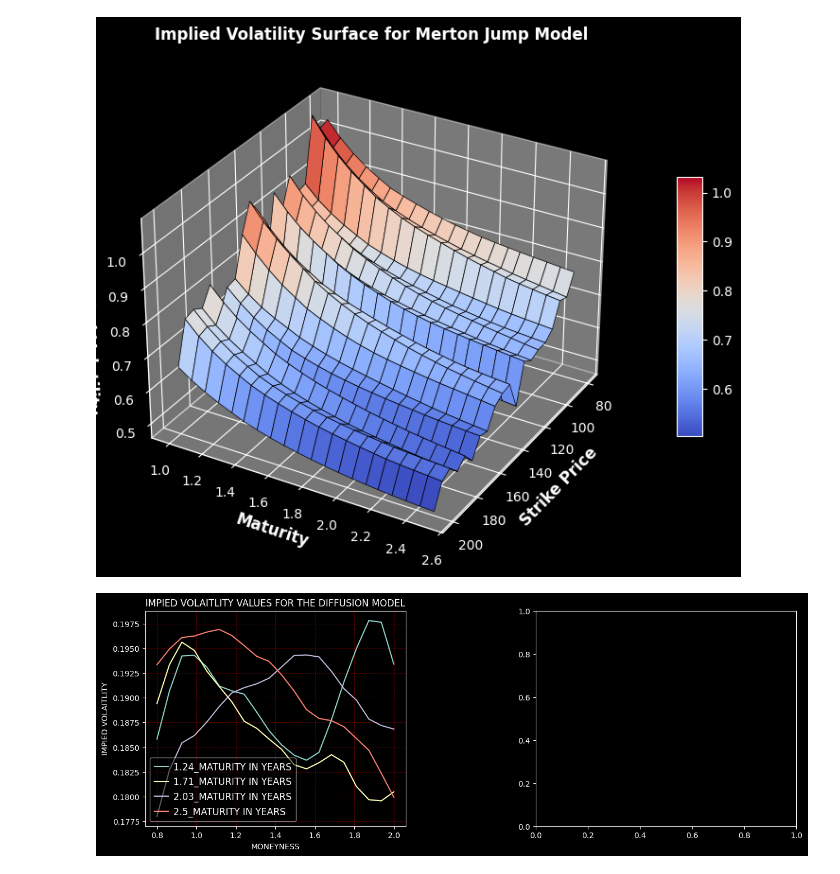
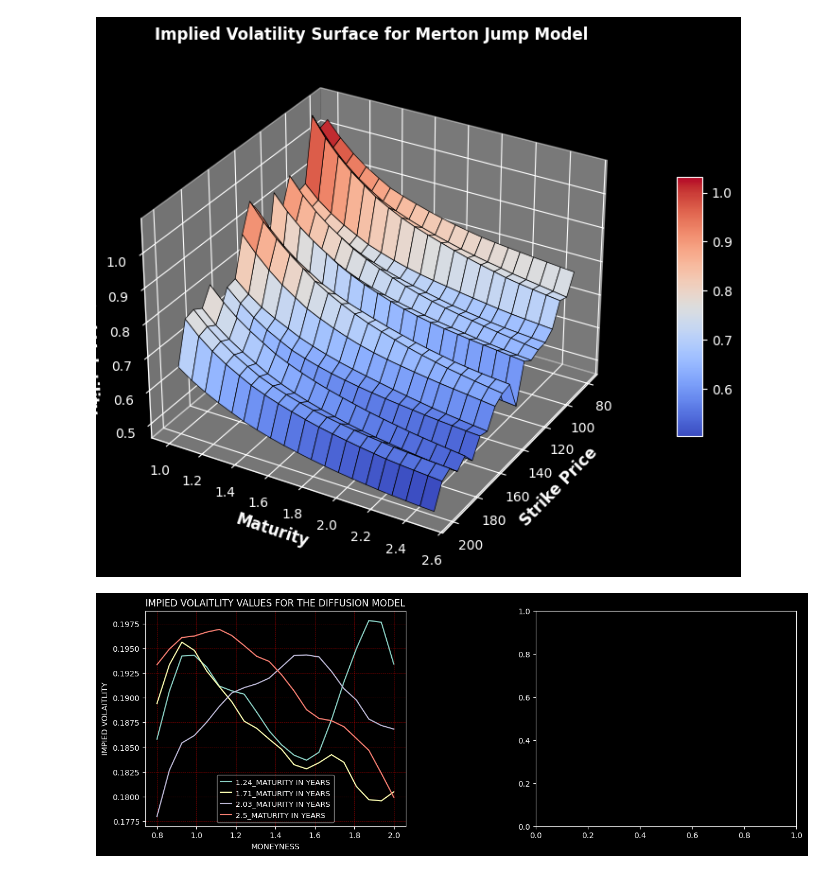
Before and after one commit to Kai-tech-bit/QUANT_FINANCE_CASE-STUDIES, a Jupyter notebook: WEEK_2.ipynb, the cells around one changed output. Drawn from its saved outputs; the diff is of its cells as text; code cells hidden in the pictures.

```diff
--- a/WEEK_2.ipynb
+++ b/WEEK_2.ipynb
@@ -597,32 +597,32 @@ for t in SELECTED_DURATION:
 
 def sigma_fit(x, a, b, c):
     return a+b*(x-1)**2+c*(x-1)
 
 for T in SELECTED_DURATION:
     y_BSM=IMPLIED_VOLAITLITY_BSM[T].values
     y_merton=IMPLIED_VOLAITLITY_MERTON[T].values
     try:
         popt_bsm,_=curve_fit(sigma_fit, MONEYNESS, y_BSM,maxfev=10000)
         popt_merton,_=curve_fit(sigma_fit, MONEYNESS, y_merton,maxfev=10000)
         IMPLIED_VOLATILITY_FIT_BSM[T]=sigma_fit(MONEYNESS, *popt_bsm)
         IMPLIED_VOLATILITY_FIT_MERTON[T]=sigma_fit(MONEYNESS, *popt_merton)
     except:
         IMPLIED_VOLATILITY_FIT_BSM[T]=np.nan
         IMPLIED_VOLATILITY_FIT_MERTON[T]=np.nan
 
 
                                 # PLOTTING THE IMPLIED VOLITILITY VALUES AND THE CURVE FIT VALUES FOR THE DIFFUSION AND MERTON MODELS
 
 
                         # PLOTTINGHT THE IMPIED VOLAITLITY VALUES AND THE CURVE FIT VALUES FOR THE DIFFUSION MODEL
 
 fig,ax=plt.subplots(1,2,figsize=(15,5),gridspec_kw={'hspace':0.4,'wspace':0.5})
 for T in SELECTED_DURATION:
     ax[0].plot(IMPLIED_VOLAITLITY_BSM.index,IMPLIED_VOLAITLITY_BSM[T],label=f'{T}_MATURITY IN YEARS')
 ax[0].set_title('IMPIED VOLAITLITY VALUES FOR THE DIFFUSION MODEL')
 ax[0].set_xlabel('MONEYNESS')
 ax[0].set_ylabel('IMPIED VOLAITLITY')
-ax[0].legend(frameon=True,framealpha=0.5,fontsize=12,loc='best',borderpad=0.5,handlelength=1.5,handletextpad=0.5,edgecolor='white')
+ax[0].legend(frameon=True,framealpha=0.5,fontsize=9.6,loc='best',borderpad=0.5,handlelength=1.5,handletextpad=0.5,edgecolor='white')
 ax[0].grid(True,linestyle='--',color='red',alpha=0.5,linewidth=0.5,)
 # %% [output]
-[figure, old version]
+[figure, new version]
```
